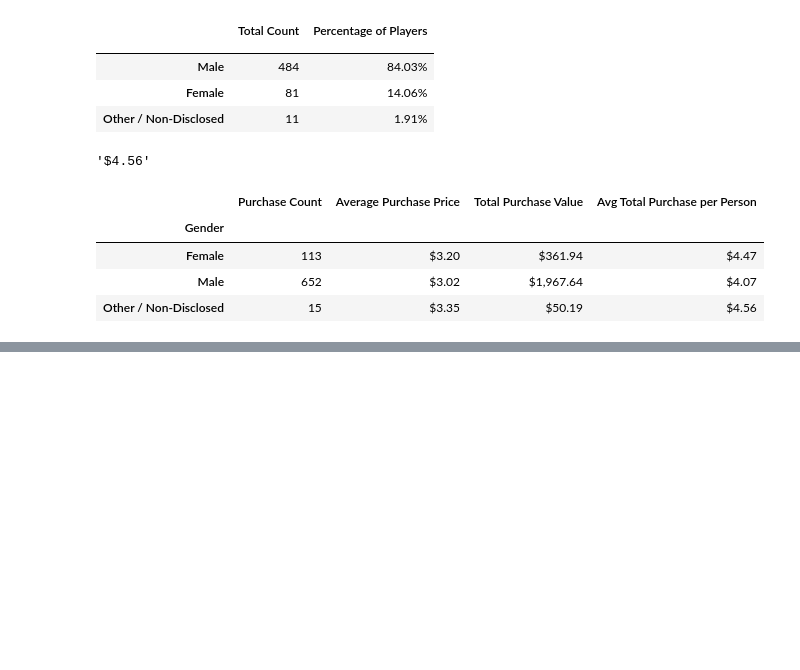
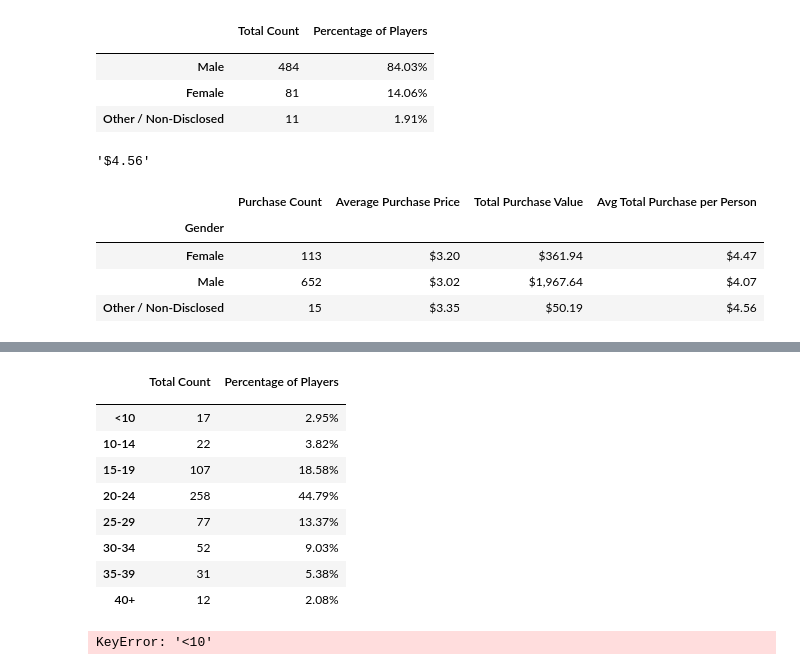
Before and after one commit to JDICKENSON91/pandas-challenge, a Jupyter notebook: HeroesOfPymoli/heroesofpymoli.ipynb, the cells around one changed output, grey strips where cells are left out. Saved outputs shown, nothing was run; the diff lists cells and outputs as text; code cells hidden in the pictures; blank space fills up the shorter version.

```diff
--- a/HeroesOfPymoli/heroesofpymoli.ipynb
+++ b/HeroesOfPymoli/heroesofpymoli.ipynb
@@ -124,0 +148,47 @@ puranalysisgen_db.set_index("Gender")
+# %%
+agecount1 = purchase_data.loc[purchase_data["Age Range"] == "<10", :]
+totalagecount1 = len(agecount1["SN"].unique())
+agecount2 = purchase_data.loc[purchase_data["Age Range"] == "10-14", :]
+totalagecount2 = len(agecount2["SN"].unique())
+agecount3 = purchase_data.loc[purchase_data["Age Range"] == "15-19", :]
+totalagecount3 = len(agecount3["SN"].unique())
+agecount4 = purchase_data.loc[purchase_data["Age Range"] == "20-24", :]
+totalagecount4 = len(agecount4["SN"].unique())
+agecount5 = purchase_data.loc[purchase_data["Age Range"] == "25-29", :]
+totalagecount5 = len(agecount5["SN"].unique())
+agecount6 = purchase_data.loc[purchase_data["Age Range"] == "30-34", :]
+totalagecount6 = len(agecount6["SN"].unique())
+agecount7 = purchase_data.loc[purchase_data["Age Range"] == "35-39", :]
+totalagecount7 = len(agecount7["SN"].unique())
+agecount8 = purchase_data.loc[purchase_data["Age Range"] == "40+", :]
+totalagecount8 = len(agecount8["SN"].unique())
+totalcountage = totalagecount1+totalagecount2+totalagecount3+totalagecount4+totalagecount5+totalagecount6+totalagecount7+totalagecount8
+totalageper1 = "{:,.2f}%".format(totalagecount1/totalcountage*100)
+totalageper2 = "{:,.2f}%".format(totalagecount2/totalcountage*100)
+totalageper3 = "{:,.2f}%".format(totalagecount3/totalcountage*100)
+totalageper4 = "{:,.2f}%".format(totalagecount4/totalcountage*100)
+totalageper5 = "{:,.2f}%".format(totalagecount5/totalcountage*100)
+totalageper6 = "{:,.2f}%".format(totalagecount6/totalcountage*100)
+totalageper7 = "{:,.2f}%".format(totalagecount7/totalcountage*100)
+totalageper8 = "{:,.2f}%".format(totalagecount8/totalcountage*100)
+# %%
+agedb = pd.DataFrame({"": groupnames,
+                      "Total Count": [totalagecount1,totalagecount2,totalagecount3,totalagecount4,totalagecount5,totalagecount6,totalagecount7,totalagecount8],
+                      "Percentage of Players": [totalageper1,totalageper2,totalageper3,totalageper4,totalageper5,totalageper6,totalageper7,totalageper8]})
+agedb.set_index("")
+# %% [output]
+|  | Total Count | Percentage of Players |
+|  |  |  |
+| <10 | 17 | 2.95% |
+| 10-14 | 22 | 3.82% |
+| 15-19 | 107 | 18.58% |
+| 20-24 | 258 | 44.79% |
+| 25-29 | 77 | 13.37% |
+| 30-34 | 52 | 9.03% |
+| 35-39 | 31 | 5.38% |
+| 40+ | 12 | 2.08% |
+# %%
+age1count = purchase_data["Age Range"].unique())
+age1count
+# %% [output]
+KeyError: '<10'
```
Also changed, not shown: parts of 3 cells of this notebook.
